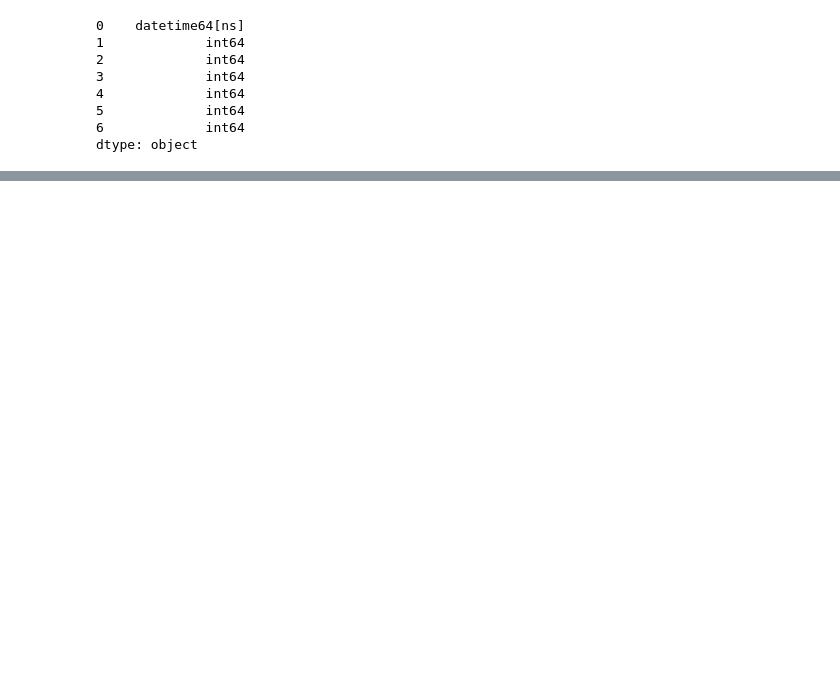
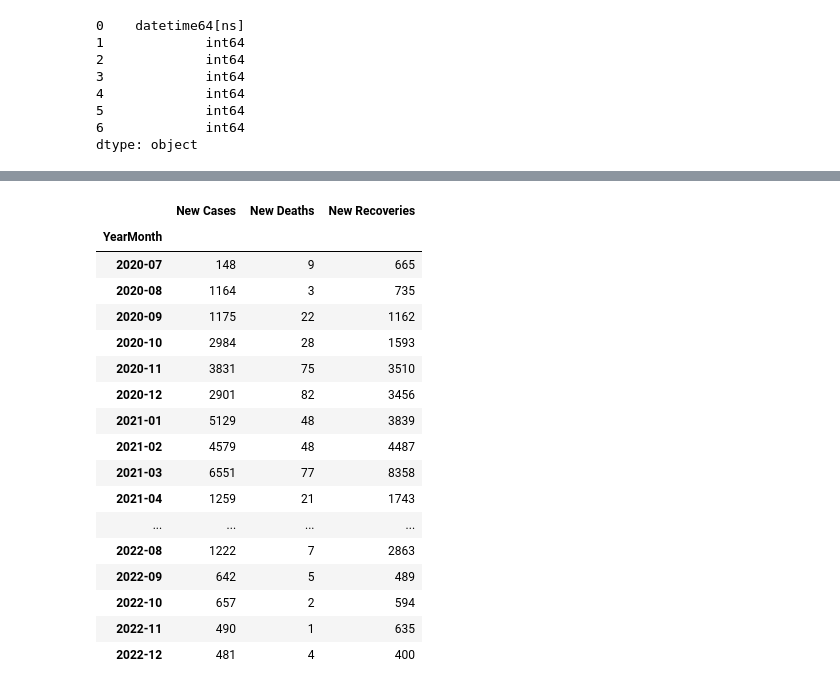
Before and after one commit to rob5194/Module9-Discussion, a Jupyter notebook: Discussion.ipynb, the cells around one changed output, grey strips where cells are left out. Saved outputs shown, nothing was run; the diff lists cells and outputs as text; code cells hidden in the pictures; blank space fills up the shorter version.

```diff
--- a/Discussion.ipynb
+++ b/Discussion.ipynb
@@ -114,0 +134,21 @@ covid_df.shape
+# %%
+MonthlyCovidCases_df
+# %% [output]
+|  | New Cases | New Deaths | New Recoveries |
+| YearMonth |  |  |  |
+| 2020-07 | 148 | 9 | 665 |
+| 2020-08 | 1164 | 3 | 735 |
+| 2020-09 | 1175 | 22 | 1162 |
+| 2020-10 | 2984 | 28 | 1593 |
+| 2020-11 | 3831 | 75 | 3510 |
+| 2020-12 | 2901 | 82 | 3456 |
+| 2021-01 | 5129 | 48 | 3839 |
+| 2021-02 | 4579 | 48 | 4487 |
+| 2021-03 | 6551 | 77 | 8358 |
+| 2021-04 | 1259 | 21 | 1743 |
+| ... | ... | ... | ... |
+| 2022-08 | 1222 | 7 | 2863 |
+| 2022-09 | 642 | 5 | 489 |
+| 2022-10 | 657 | 2 | 594 |
+| 2022-11 | 490 | 1 | 635 |
+| 2022-12 | 481 | 4 | 400 |
```
Also changed, not shown: parts of 28 cells of this notebook.
